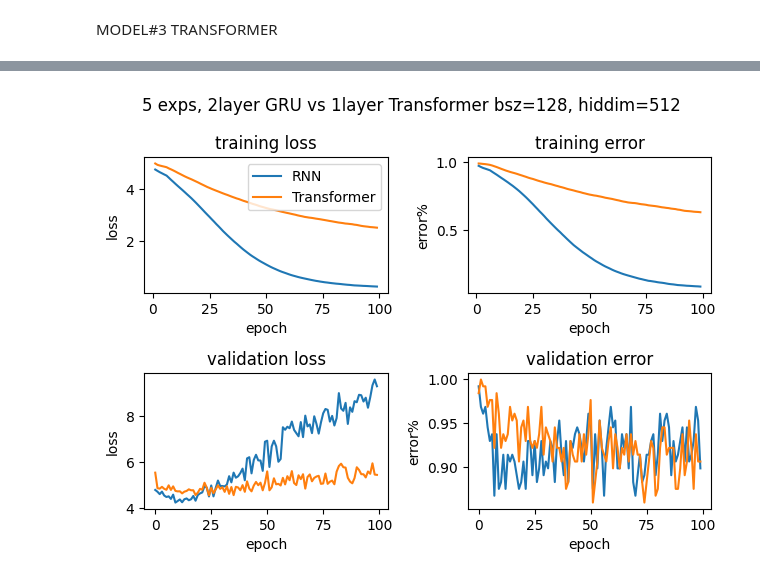
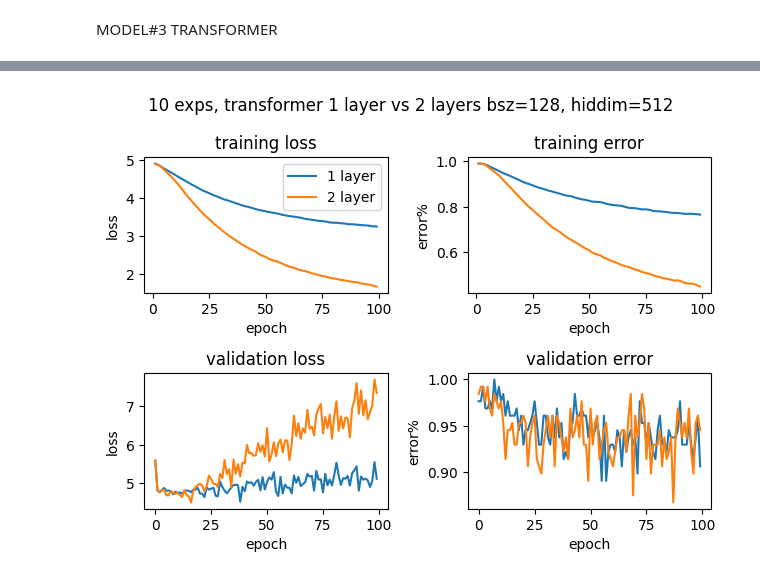
Before and after one commit to edwardyan95/ESE546_Project, a Jupyter notebook: local_test_run.ipynb, the cells around one changed output, grey strips where cells are left out. Drawn from its saved outputs; the diff is of its cells as text; code cells hidden in the pictures.

```diff
--- a/local_test_run.ipynb
+++ b/local_test_run.ipynb
@@ -99,14 +141,11 @@ MODEL #2
 # %%
-pre = 15
-post = 7
-data_type = 'pca'
-dataset = prep_dataset(boc, exps[19:20], pre, post, data_type=data_type)
+dataset2 = prep_dataset(boc, selected_exps, pre, post, data_type=data_type, pca_comp=pca_comp, cca=False)
 if data_type == 'dff':
     input_dim = dataset['model_input'][0].shape[0] # only for raw dff as input, one exp training at a time
 else:
-    input_dim = 50
+    input_dim = pca_comp
 print(f'dataset loaded...')
-train_dataset, test_dataset = get_train_test_split(dataset, train_prop = 0.7, split_method = 'trial')
+train_dataset, test_dataset = get_train_test_split(dataset2, train_prop = 0.7, split_method = 'trial')
 model = RNNClassifier(input_dim=input_dim, hidden_dim=512, embed_dim=512, num_layers=2, num_classes=119, dropout_prob=0.5, nn_type = 'GRU')
 device = torch.device('cuda' if torch.cuda.is_available() else 'cpu')
 model = model.to(device)
@@ -142,17 +191,14 @@ batch#0, val loss:  6.02, val error:  86.72%
 MODEL#3 TRANSFORMER
 # %%
 set_seed(50)
-pre = 15
-post = 7
-data_type = 'pca'
-dataset = prep_dataset(boc, exps[18:23], pre, post, data_type=data_type)
+
 if data_type == 'dff':
     input_dim = dataset['model_input'][0].shape[0] # only for raw dff as input, one exp training at a time
 else:
     input_dim = 50
 print(f'dataset loaded...')
 train_dataset, test_dataset = get_train_test_split(dataset, train_prop = 0.7, split_method = 'trial')
-model = TransformerClassifier(input_dim=input_dim, hidden_dim=512, nlayers=1, nhead=8, num_classes=119, dropout=0.5)
+model = TransformerClassifier(input_dim=input_dim, hidden_dim=512, nlayers=2, nhead=8, num_classes=119, dropout=0.5)
 device = torch.device('cuda' if torch.cuda.is_available() else 'cpu')
 model = model.to(device)
 criterion = nn.CrossEntropyLoss()
@@ -183,0 +228,18 @@ batch#0, val loss:  5.44, val error:  90.62%
+# %%
+set_seed(50)
+
+if data_type == 'dff':
+    input_dim = dataset['model_input'][0].shape[0] # only for raw dff as input, one exp training at a time
+else:
+    input_dim = 50
+print(f'dataset loaded...')
+train_dataset, test_dataset = get_train_test_split(dataset, train_prop = 0.7, split_method = 'trial')
+model = TransformerClassifier(input_dim=input_dim, hidden_dim=512, nlayers=1, nhead=8, num_classes=119, dropout=0.5)
+device = torch.device('cuda' if torch.cuda.is_available() else 'cpu')
+model = model.to(device)
+criterion = nn.CrossEntropyLoss()
+optimizer = torch.optim.Adam(model.parameters(), lr=0.01)
+scheduler = WarmupWithScheduledDropLR(optimizer, warmup_epochs=3, initial_lr=0.001, drop_epochs=[30, 70])
+epochs = 100
+batch_size = 128
+model3, train_loss4, train_error4, val_error4, val_loss4 = trainTransformerClassifier(model, criterion, optimizer, scheduler, epochs, batch_size, train_dataset, test_dataset, dry_run=False)
@@ -184,12 +266,12 @@ batch#0, val loss:  5.44, val error:  90.62%
 # %%
-fig, axes = plot_loss_and_error(train_loss1, train_error1, val_loss1, val_error1)
+fig, axes = plot_loss_and_error(train_loss4, train_error4, val_loss4, val_error4)
 axes[0,0].plot(train_loss3)
 axes[0,1].plot(train_error3)
 axes[1,0].plot(val_loss3)
 axes[1,1].plot(val_error3)
-fig.suptitle('5 exps, 2layer GRU vs 1layer Transformer bsz=128, hiddim=512')
-axes[0,0].legend(['RNN', 'Transformer'])
+fig.suptitle('10 exps, transformer 1 layer vs 2 layers bsz=128, hiddim=512')
+axes[0,0].legend(['1 layer', '2 layer'])
 fig.tight_layout()
 # %% [output]
-[figure, old version]
+[figure, new version]
 # %%
```
Also changed, not shown: parts of 11 cells of this notebook.
